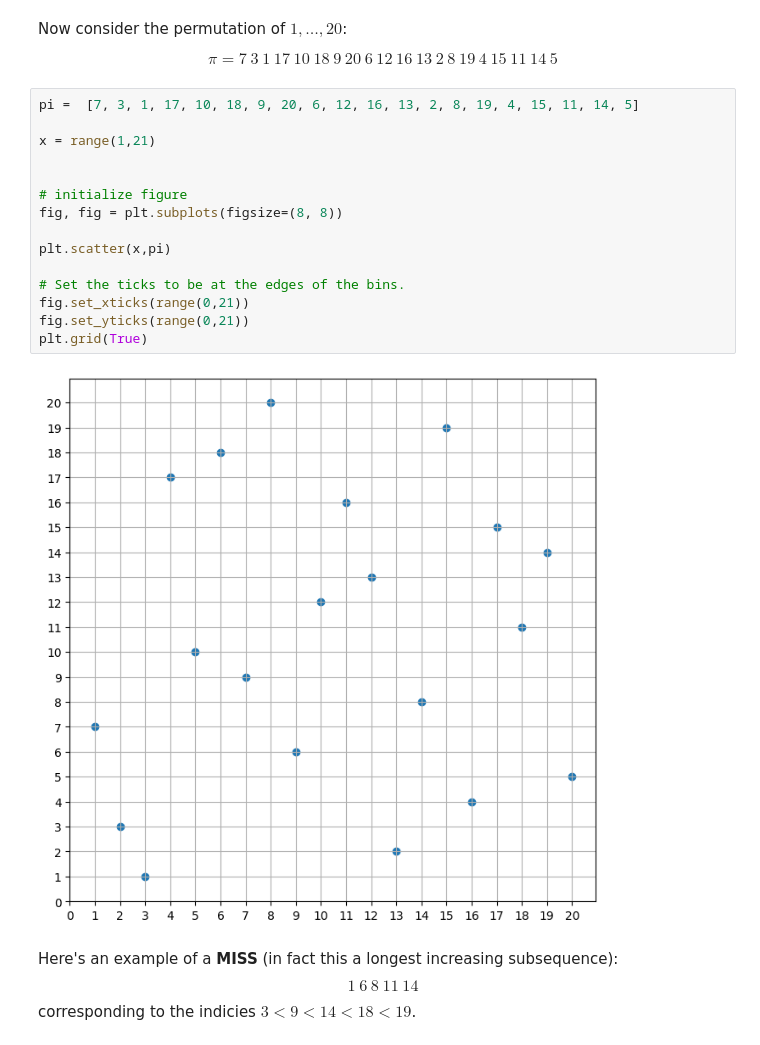
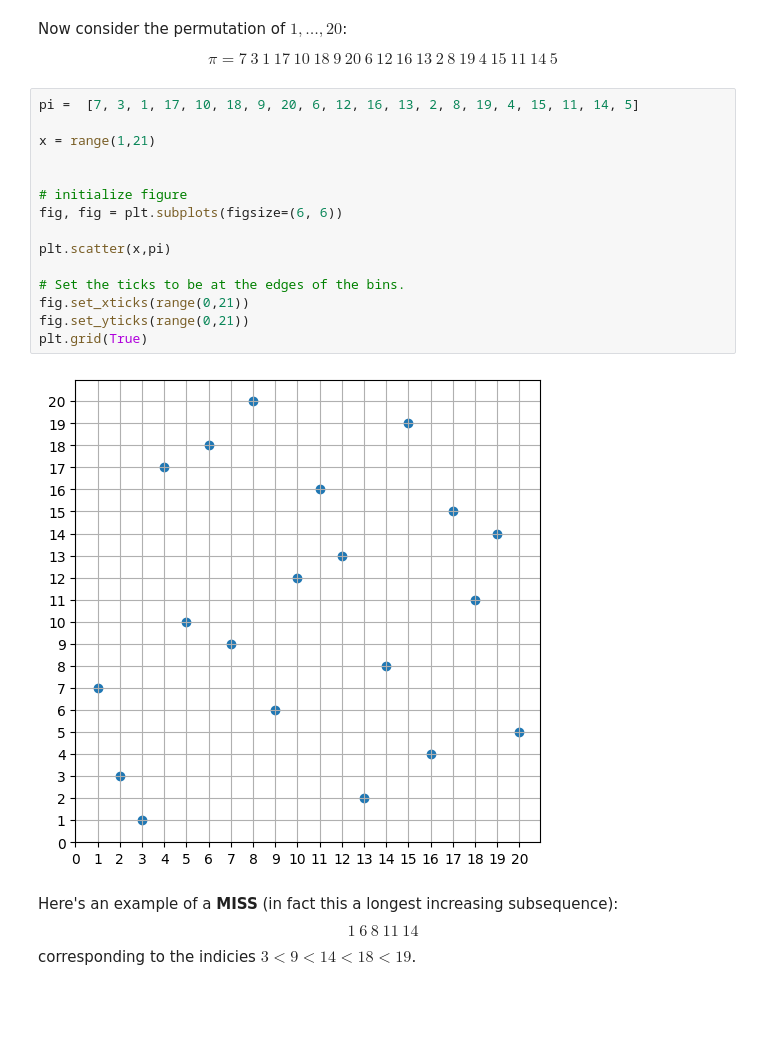
Before and after one commit to innyun/Modulus-Project, a Jupyter notebook: modulus project.ipynb, the cells around one changed output. Cells and saved outputs as stored; diff of their text form; blank space fills up the shorter version.

```diff
--- a/modulus project.ipynb
+++ b/modulus project.ipynb
@@ -433,20 +544,20 @@ $$
 # %%
 pi =  [7, 3, 1, 17, 10, 18, 9, 20, 6, 12, 16, 13, 2, 8, 19, 4, 15, 11, 14, 5]
 
 x = range(1,21)
 
 
 # initialize figure
-fig, fig = plt.subplots(figsize=(8, 8))
+fig, fig = plt.subplots(figsize=(6, 6))
 
 plt.scatter(x,pi)
 
 # Set the ticks to be at the edges of the bins.
 fig.set_xticks(range(0,21))
 fig.set_yticks(range(0,21))
 plt.grid(True)
 # %% [output]
-[figure, old version]
+[figure, new version]
 # %% [markdown]
 Here's an example of a **MISS** (in fact this a longest increasing subsequence):
 $$
```
Also changed, not shown: parts of 18 cells of this notebook.
